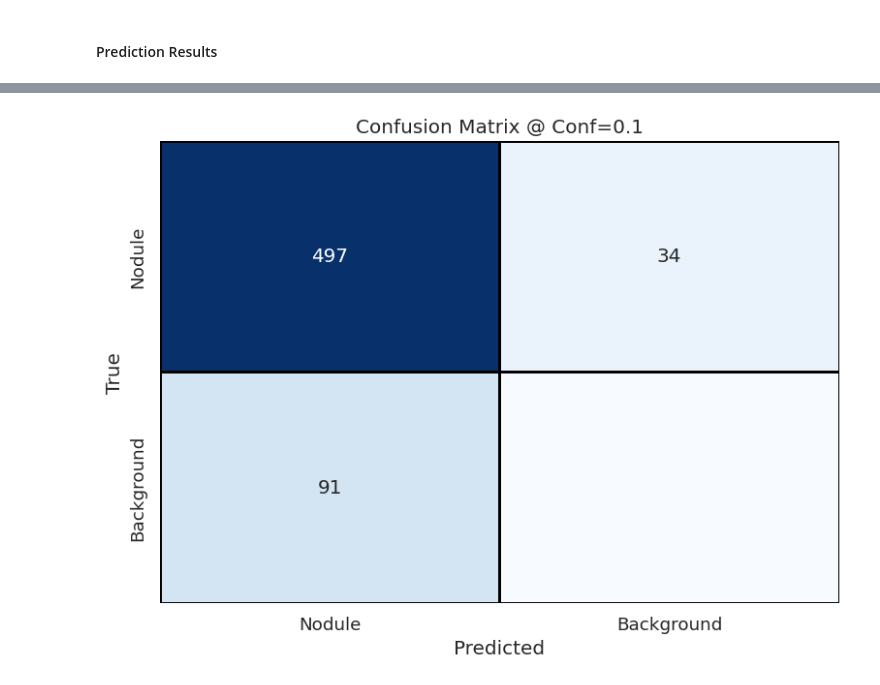
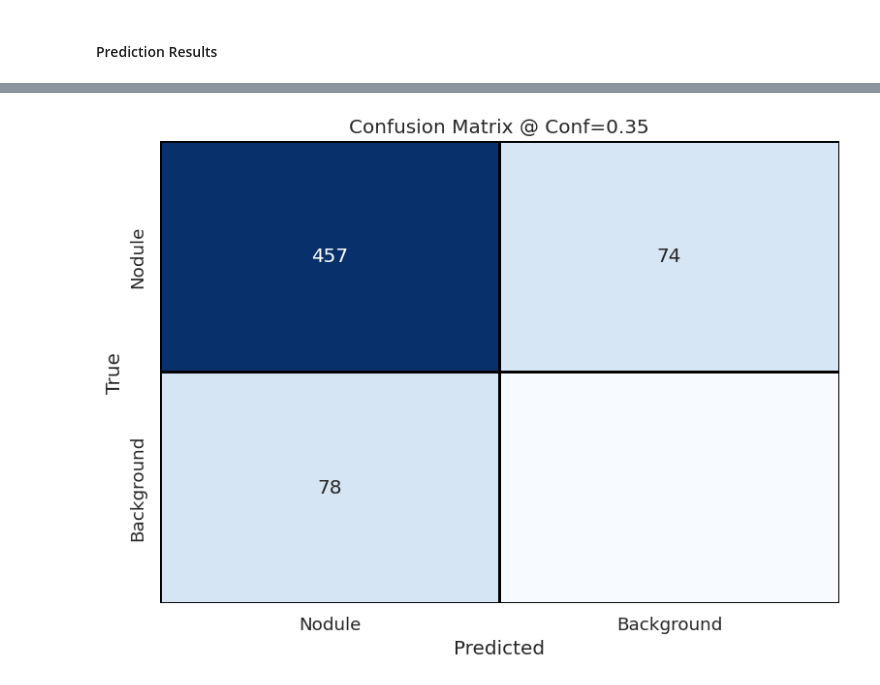
Before and after one commit to nkoranda97/capstone, a Jupyter notebook: notebooks/results.ipynb, the cells around one changed output, grey strips where cells are left out. Saved outputs shown, nothing was run; the diff lists cells and outputs as text; code cells hidden in the pictures.

```diff
--- a/notebooks/results.ipynb
+++ b/notebooks/results.ipynb
@@ -14,7 +14,7 @@ sns.set_theme(style="whitegrid", context="talk", palette="Set2")
 # %% [markdown]
 #### Training Results
 # %%
-results = pd.read_csv("../runs/detect/train35/results.csv")
+results = pd.read_csv("../models/final_model/results.csv")
 # %%
 metrics = [
     "metrics/precision(B)",
@@ -88,10 +88,13 @@ show_yolo_prediction(
 # %%
-model = YOLO("../runs/detect/train35/weights/best.pt")
+model = YOLO("../models/final_model/weights/best.pt")
 
 metrics = model.val(
     data="../data/test/ct.yaml",
+    project="../models",
+    name="final_model_0.0001",
+    exist_ok=True,
     split="val",
-    conf=0.001,
+    conf=0.0001,  # set low to see how metrics change with confidence
     iou=0.5,
     verbose=False,
 )
@@ -130,0 +133,11 @@ plt.show()
+# %%
+metrics = model.val(
+    data="../data/test/ct.yaml",
+    project="../models",
+    name="final_model_0.35",
+    exist_ok=True,
+    split="val",
+    conf=0.35,  # change here
+    iou=0.5,
+    verbose=False,
+)
@@ -134,33 +155,32 @@ cm = cm_obj.matrix.T
 
 
 annot_labels = np.empty_like(cm, dtype=object)
 rows, cols = cm.shape
 
 for i in range(rows):
     for j in range(cols):
         val = int(cm[i, j])
         annot_labels[i, j] = f"{val}" if val > 0 else ""
 
 # Plot
 plt.figure(figsize=(8, 6))
-sns.set_context("notebook", font_scale=1.2)
 
 sns.heatmap(
     cm,
     annot=annot_labels,
     fmt="",
     cmap="Blues",
     cbar=False,
     xticklabels=["Nodule", "Background"],
     yticklabels=["Nodule", "Background"],
     linewidths=1,
     linecolor="black",
 )
 
 plt.xlabel("Predicted")
 plt.ylabel("True")
-plt.title("Confusion Matrix @ Conf=0.1")
+plt.title("Confusion Matrix @ Conf=0.35")
 plt.tight_layout()
 plt.show()
 # %% [output]
-[figure, old version]
+[figure, new version]
```
Also changed, not shown: parts of 6 cells of this notebook, 5 other files.
